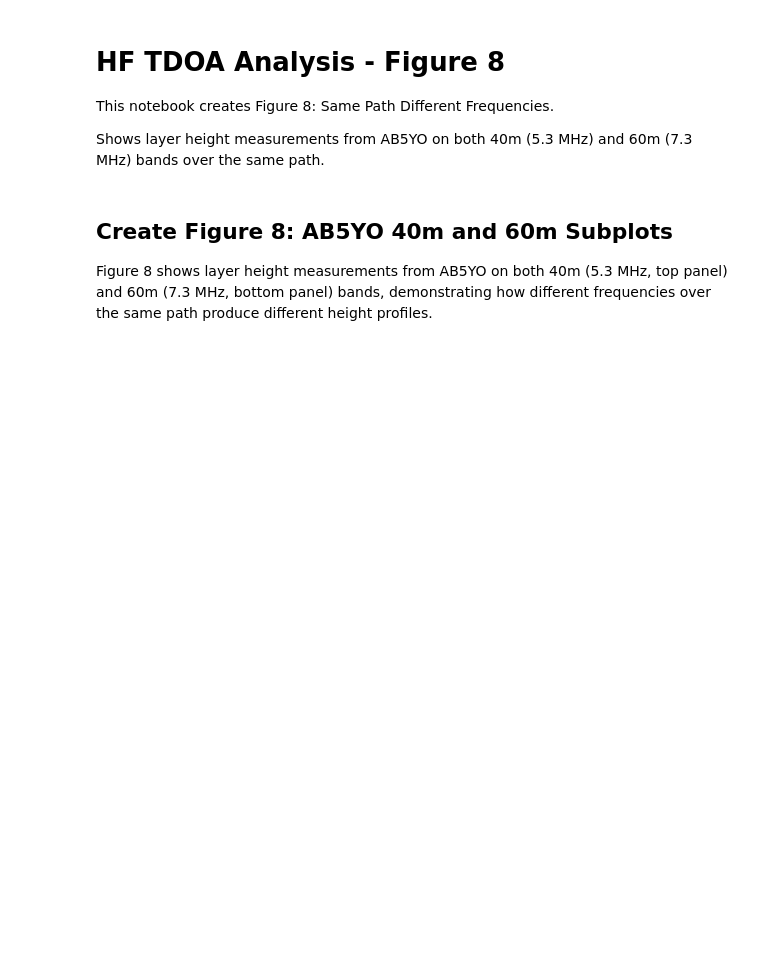
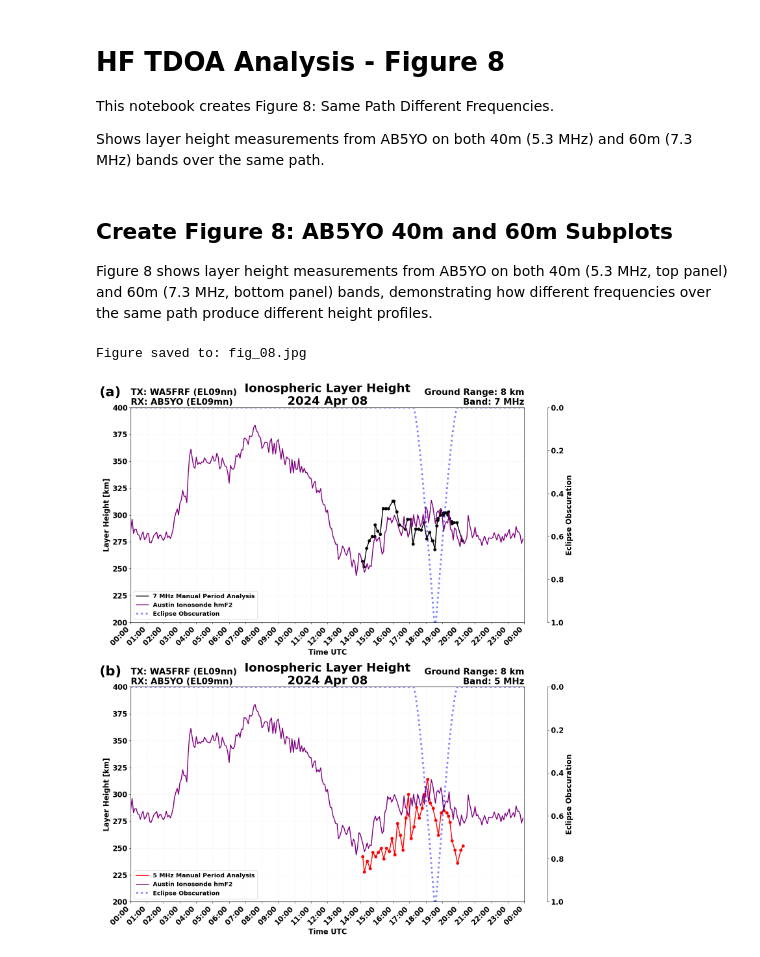
Before and after one commit to HamSCI/HF-TDOA-Frontiers-2025, a Jupyter notebook: fig_08/fig_08.ipynb, the cells around one changed output. Saved outputs shown, nothing was run; the diff lists cells and outputs as text; code cells hidden in the pictures; blank space fills up the shorter version.

```diff
--- a/fig_08/fig_08.ipynb
+++ b/fig_08/fig_08.ipynb
@@ -38,13 +38,10 @@ ylim = (200, 400)
 # Panel (a): 40m (7 MHz) data
 tdoa.overlay_tdoa_csv(
     ax1,
-    csv_path='../data/CSVs/2024-04-08_TX_WA5FRF_EL09nn-RX_AB5YO_EL09mn-40m_manual_beatnote_analysis.csv',
-    model_coeffs=(1, 0),  # No transformation needed - data already in km
-    overlay_manual=True,
-    overlay_autocorr=False,
-    manual_label=f'{path_info_40m.band_str} TDOA',
-    manual_color='black',
-    manual_linestyle='solid'
+    csv_path_period='../data/CSVs/2024-04-08_TX_WA5FRF_EL09nn-RX_AB5YO_EL09mn-40m_manual_period_analysis.csv',
+    label_period=f'{path_info_40m.band_str} Manual Period Analysis',
+    color_period='black',
+    linestyle_period='solid'
 )
 
 tdoa.overlay_ionosonde(
@@ -64,8 +61,8 @@ solar_ts_1 = solarContext.solarTimeseries(
     lat=solar_lat,
     lon=solar_lon
 )
-# solar_ts_1.overlaySolarElevation(ax1)
-solar_ts_1.overlayEclipse(ax1)
+# Collect lines for legend
+eclipse_line_1 = solar_ts_1.overlayEclipse(ax1)
 
 # Format x-axis with datetime formatting
 from matplotlib import dates as mdates
@@ -78,7 +75,13 @@ ax1.set_ylim(ylim)
 ax1.set_ylabel('Layer Height [km]')
 ax1.set_xlabel('Time UTC')
 ax1.grid(True, alpha=0.3)
-ax1.legend(loc='upper left', fontsize='small')
+
+# Create legend with all elements including eclipse
+handles, labels = ax1.get_legend_handles_labels()
+if eclipse_line_1 is not None:
+    handles.append(eclipse_line_1)
+    labels.append(eclipse_line_1.get_label())
+ax1.legend(handles=handles, labels=labels, loc='lower left', fontsize='small')
 
 # Add title using the library's formatting
 tdoa.title_from_pfx(ax1, path_info_40m, date=date, center_title='Ionospheric Layer Height')
@@ -90,13 +93,10 @@ ax1.text(-0.08, 1.100, '(a)', transform=ax1.transAxes,
 # Panel (b): 60m (5 MHz) data
 tdoa.overlay_tdoa_csv(
     ax2,
-    csv_path='../data/CSVs/2024-04-08_TX_WA5FRF_EL09nn-RX_AB5YO_EL09mn-60m_manual_beatnote_analysis.csv',
-    model_coeffs=(1, 0),  # No transformation needed - data already in km
-    overlay_manual=True,
-    overlay_autocorr=False,
-    manual_label=f'{path_info_60m.band_str} TDOA',
-    manual_color='red',
-    manual_linestyle='solid'
+    csv_path_period='../data/CSVs/2024-04-08_TX_WA5FRF_EL09nn-RX_AB5YO_EL09mn-60m_manual_period_analysis.csv',
+    label_period=f'{path_info_60m.band_str} Manual Period Analysis',
+    color_period='red',
+    linestyle_period='solid'
 )
 
 tdoa.overlay_ionosonde(
@@ -115,38 +115,47 @@ solar_ts_2 = solarContext.solarTimeseries(
     lat=solar_lat,
     lon=solar_lon
 )
-# solar_ts_2.overlaySolarElevation(ax2)
-solar_ts_2.overlayEclipse(ax2)
+# Collect lines for legend
+eclipse_line_2 = solar_ts_2.overlayEclipse(ax2)
 
 # Format x-axis with datetime formatting
 ax2.xaxis.set_major_formatter(myFmt)
 ax2.xaxis.set_major_locator(mdates.MinuteLocator(interval=60))
 
 ax2.set_xlim(xlim)
 ax2.set_ylim(ylim)
 ax2.set_ylabel('Layer Height [km]')
 ax2.set_xlabel('Time UTC')
 ax2.grid(True, alpha=0.3)
-ax2.legend(loc='upper left', fontsize='small')
+
+# Create legend with all elements including eclipse
+handles, labels = ax2.get_legend_handles_labels()
+if eclipse_line_2 is not None:
+    handles.append(eclipse_line_2)
+    labels.append(eclipse_line_2.get_label())
+ax2.legend(handles=handles, labels=labels, loc='lower left', fontsize='small')
 
 # Add title using the library's formatting
 tdoa.title_from_pfx(ax2, path_info_60m, date=date, center_title='Ionospheric Layer Height')
 
 # Add subplot label
 ax2.text(-0.08, 1.100, '(b)', transform=ax2.transAxes,
          fontsize=30, fontweight='bold', va='top', ha='left')
 
 # Rotate x-axis labels
 for ax in [ax1, ax2]:
     for tick_label in ax.get_xticklabels():
         tick_label.set_rotation(45)
         tick_label.set_horizontalalignment('right')
 
 plt.tight_layout()
 plt.subplots_adjust(hspace=0.3)
 
 # Save figure
 plt.savefig('fig_08.jpg', dpi=300, bbox_inches='tight', format='jpeg', pil_kwargs={'quality': 95})
 print("Figure saved to: fig_08.jpg")
 
 plt.show()
+# %% [output]
+Figure saved to: fig_08.jpg
+[figure, added]
```
Also changed, not shown: 17 other files.
